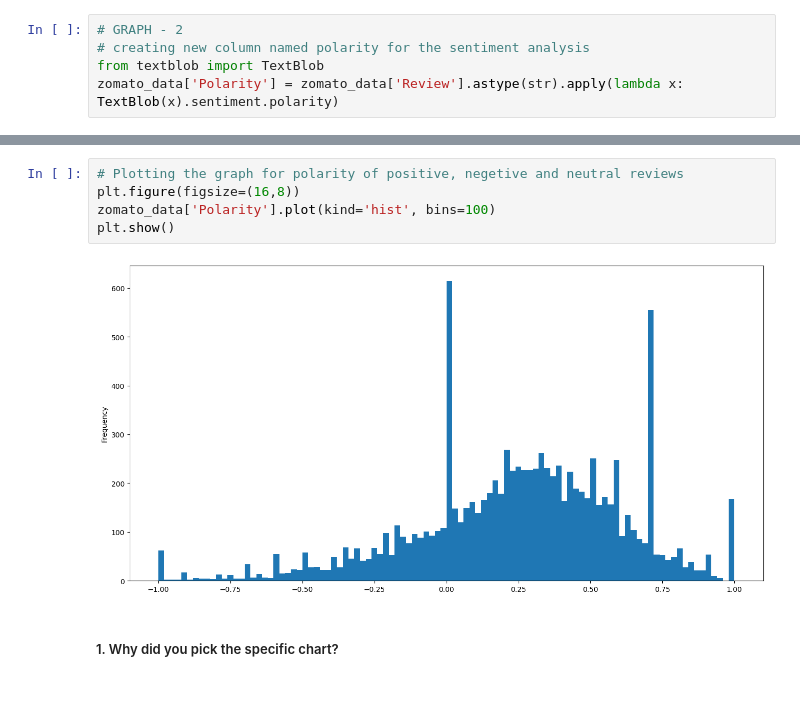
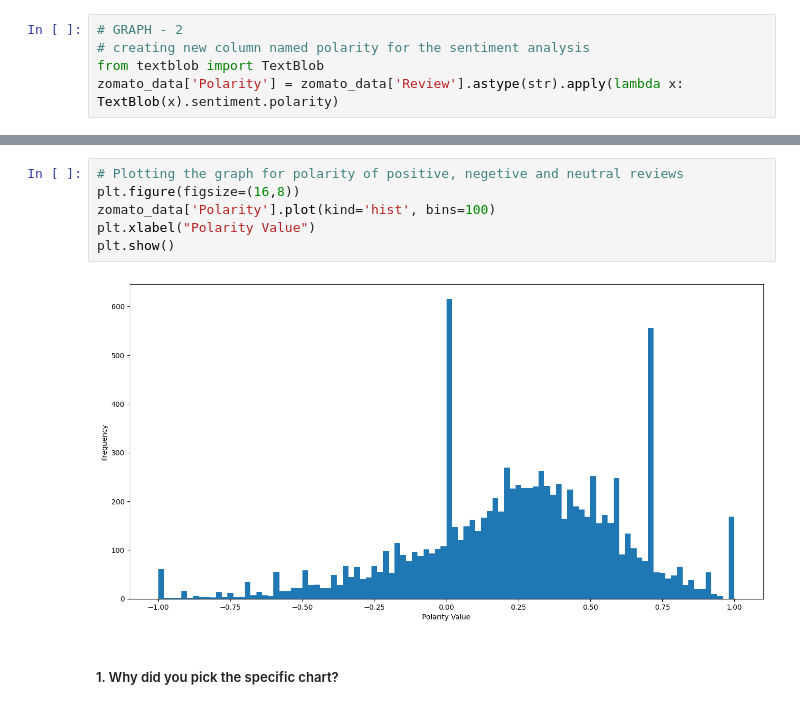
Before and after one commit to v1git12/Capstone-Project-4-Zomato-Restraurant-Clustering-And-Sentiment-Analysis, a Jupyter notebook: Zomato_Restaurant_Clustering_&_Sentiment_Analysis.ipynb, the cells around one changed output, grey strips where cells are left out. Saved outputs shown, nothing was run; the diff lists cells and outputs as text.

```diff
--- a/Zomato_Restaurant_Clustering_&_Sentiment_Analysis.ipynb
+++ b/Zomato_Restaurant_Clustering_&_Sentiment_Analysis.ipynb
@@ -1342,10 +1362,11 @@ zomato_data.head()
 # %%
 # Plotting the graph for polarity of positive, negetive and neutral reviews
 plt.figure(figsize=(16,8))
 zomato_data['Polarity'].plot(kind='hist', bins=100)
+plt.xlabel("Polarity Value")
 plt.show()
 # %% [output]
-[figure, old version]
+[figure, new version]
 # %% [markdown]
 ##### 1. Why did you pick the specific chart?
 # %% [markdown]
```
Also changed, not shown: parts of 20 cells of this notebook.
